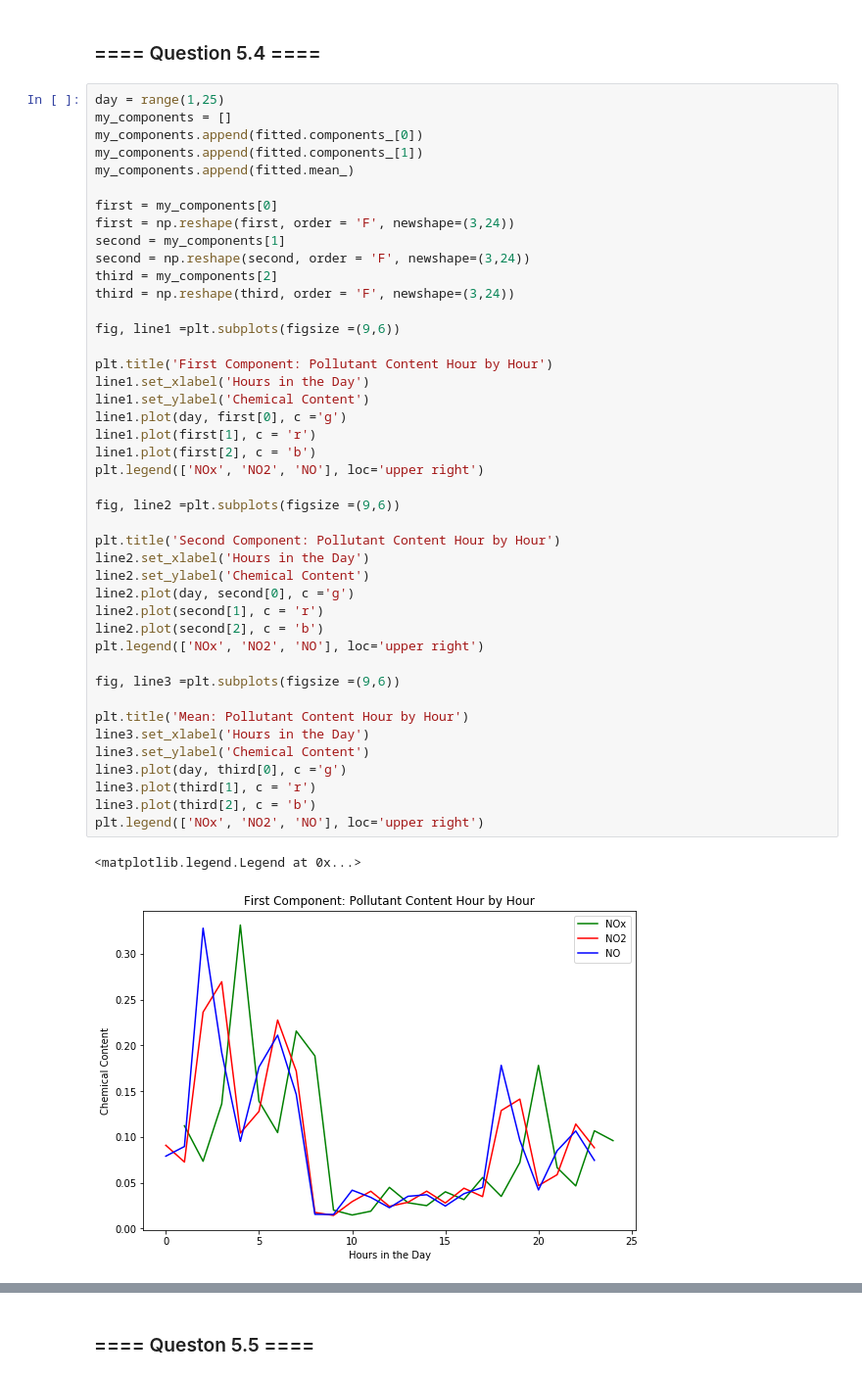
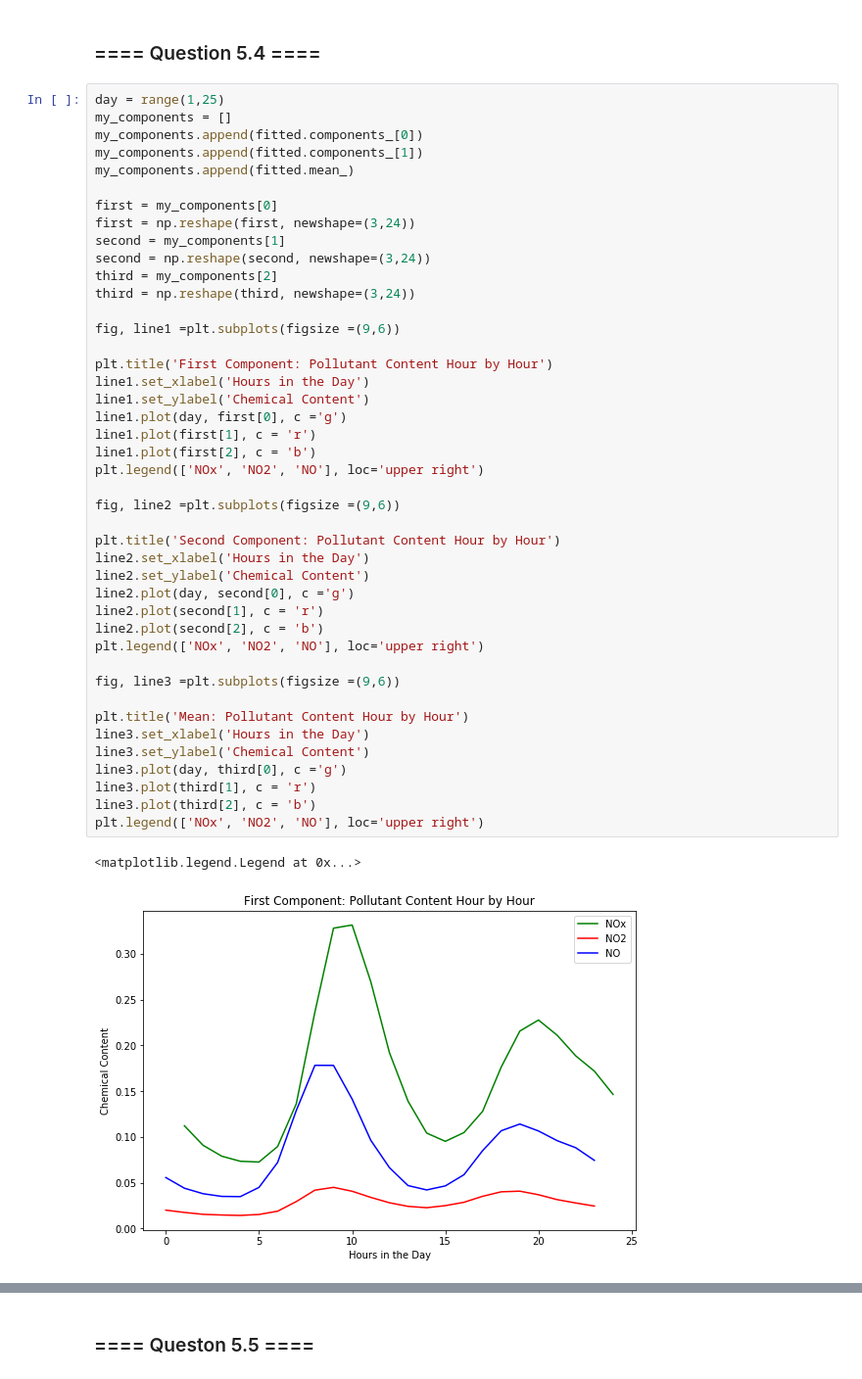
Before and after one commit to SamirFarhat17/applied-machine-learning, a Jupyter notebook: Assignment_2.ipynb, the cells around one changed output, grey strips where cells are left out. Shown at 98% size. Drawn from its saved outputs; the diff is of its cells as text.

```diff
--- a/Assignment_2.ipynb
+++ b/Assignment_2.ipynb
@@ -587,41 +587,41 @@ my_components.append(fitted.components_[1])
 my_components.append(fitted.mean_)
 
 first = my_components[0]
-first = np.reshape(first, order = 'F', newshape=(3,24))
+first = np.reshape(first, newshape=(3,24))
 second = my_components[1]
-second = np.reshape(second, order = 'F', newshape=(3,24))
+second = np.reshape(second, newshape=(3,24))
 third = my_components[2]
-third = np.reshape(third, order = 'F', newshape=(3,24))
+third = np.reshape(third, newshape=(3,24))
 
 fig, line1 =plt.subplots(figsize =(9,6))
 
 plt.title('First Component: Pollutant Content Hour by Hour')
 line1.set_xlabel('Hours in the Day')
 line1.set_ylabel('Chemical Content')
 line1.plot(day, first[0], c ='g')
 line1.plot(first[1], c = 'r')
 line1.plot(first[2], c = 'b')
 plt.legend(['NOx', 'NO2', 'NO'], loc='upper right')
 
 fig, line2 =plt.subplots(figsize =(9,6))
 
 plt.title('Second Component: Pollutant Content Hour by Hour')
 line2.set_xlabel('Hours in the Day')
 line2.set_ylabel('Chemical Content')
 line2.plot(day, second[0], c ='g')
 line2.plot(second[1], c = 'r')
 line2.plot(second[2], c = 'b')
 plt.legend(['NOx', 'NO2', 'NO'], loc='upper right')
 
 fig, line3 =plt.subplots(figsize =(9,6))
 
 plt.title('Mean: Pollutant Content Hour by Hour')
 line3.set_xlabel('Hours in the Day')
 line3.set_ylabel('Chemical Content')
 line3.plot(day, third[0], c ='g')
 line3.plot(third[1], c = 'r')
 line3.plot(third[2], c = 'b')
 plt.legend(['NOx', 'NO2', 'NO'], loc='upper right')
 # %% [output]
 <matplotlib.legend.Legend at 0x...>
-[figure, old version]
+[figure, new version]
```
Also changed, not shown: parts of 2 cells of this notebook.
